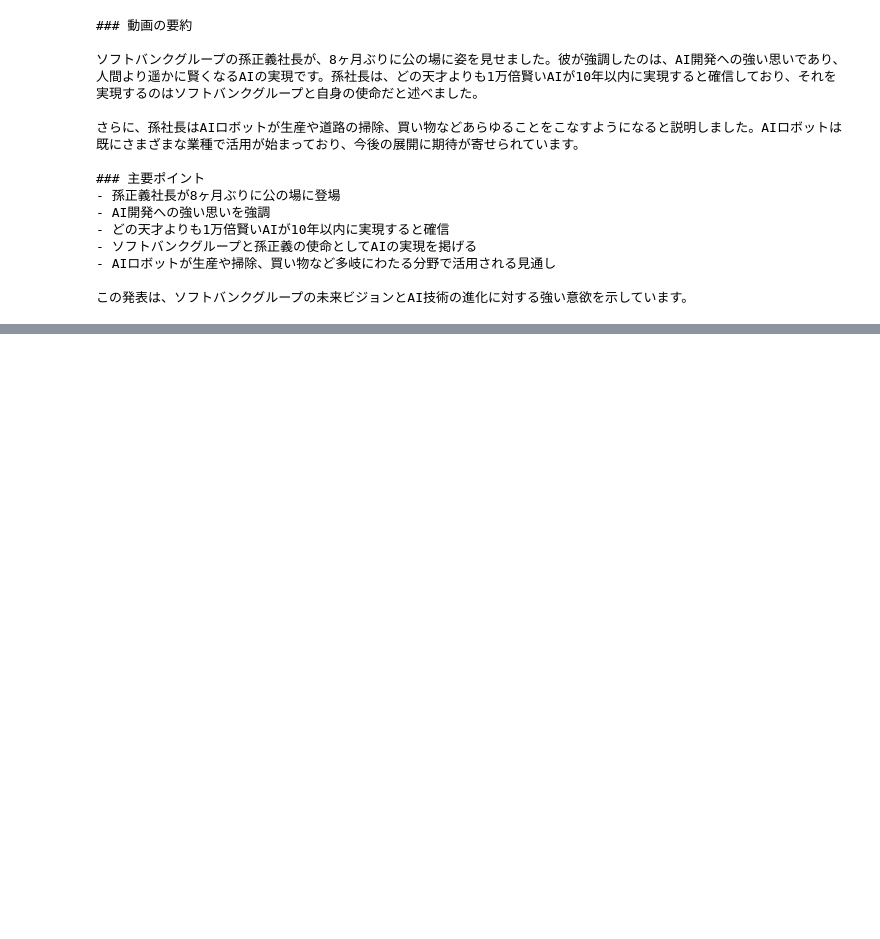
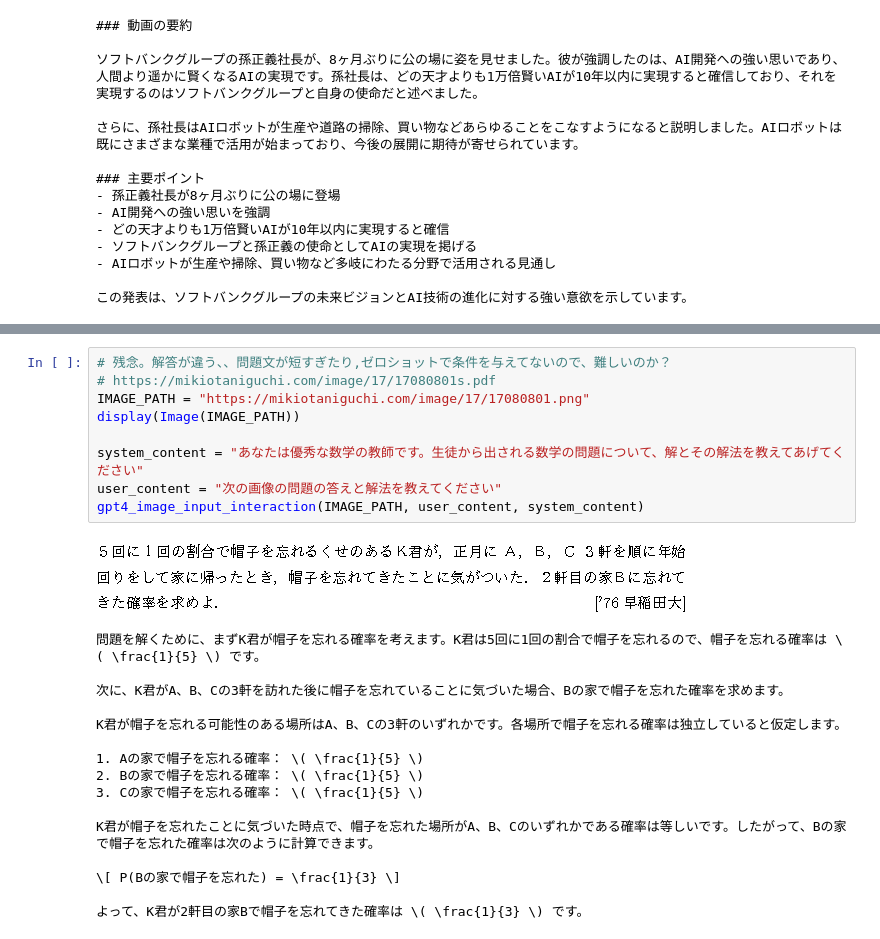
Before and after one commit to Apoaporon/LLM-study, a Jupyter notebook: gpt4o_poc.ipynb, the cells around one changed output, grey strips where cells are left out. Drawn from its saved outputs; the diff is of its cells as text; blank space fills up the shorter version.

```diff
--- a/gpt4o_poc.ipynb
+++ b/gpt4o_poc.ipynb
@@ -227,0 +317,26 @@ print(response.choices[0].message.content)
+# %%
+# 残念。解答が違う、、問題文が短すぎたり,ゼロショットで条件を与えてないので、難しいのか？
+# https://mikiotaniguchi.com/image/17/17080801s.pdf
+IMAGE_PATH = "https://mikiotaniguchi.com/image/17/17080801.png"
+display(Image(IMAGE_PATH))
+
+system_content = "あなたは優秀な数学の教師です。生徒から出される数学の問題について、解とその解法を教えてあげてください"
+user_content = "次の画像の問題の答えと解法を教えてください"
+gpt4_image_input_interaction(IMAGE_PATH, user_content, system_content)
+# %% [output]
+[figure, added]
+問題を解くために、まずK君が帽子を忘れる確率を考えます。K君は5回に1回の割合で帽子を忘れるので、帽子を忘れる確率は \( \frac{1}{5} \) です。
+
+次に、K君がA、B、Cの3軒を訪れた後に帽子を忘れていることに気づいた場合、Bの家で帽子を忘れた確率を求めます。
+
+K君が帽子を忘れる可能性のある場所はA、B、Cの3軒のいずれかです。各場所で帽子を忘れる確率は独立していると仮定します。
+
+1. Aの家で帽子を忘れる確率： \( \frac{1}{5} \)
+2. Bの家で帽子を忘れる確率： \( \frac{1}{5} \)
+3. Cの家で帽子を忘れる確率： \( \frac{1}{5} \)
+
+K君が帽子を忘れたことに気づいた時点で、帽子を忘れた場所がA、B、Cのいずれかである確率は等しいです。したがって、Bの家で帽子を忘れた確率は次のように計算できます。
+
+\[ P(Bの家で帽子を忘れた) = \frac{1}{3} \]
+
+よって、K君が2軒目の家Bで帽子を忘れてきた確率は \( \frac{1}{3} \) です。
```
Also changed, not shown: parts of 36 cells of this notebook, 1 other file.
